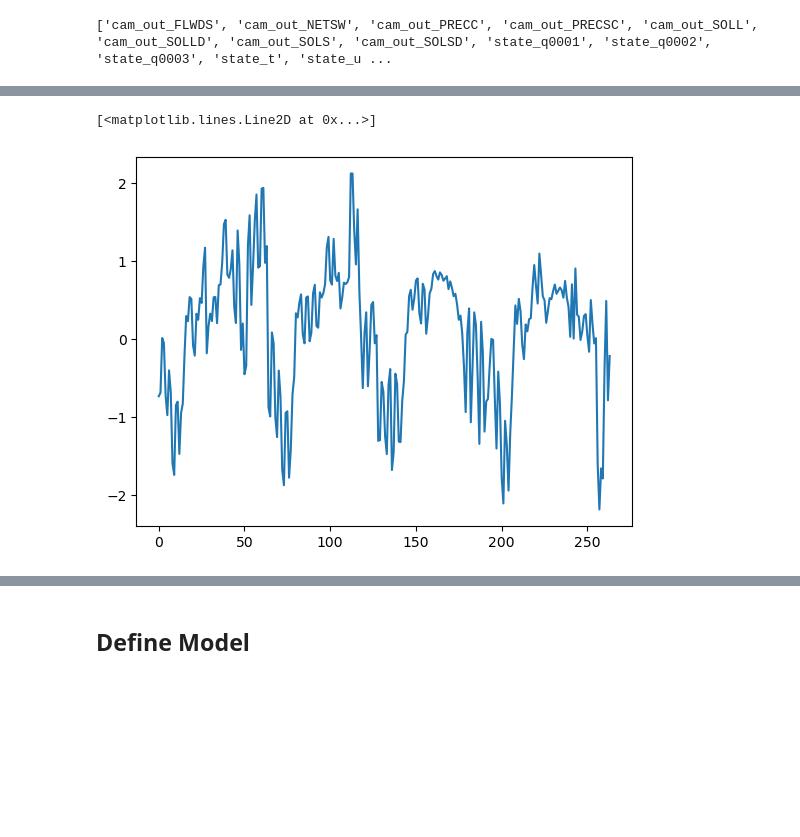
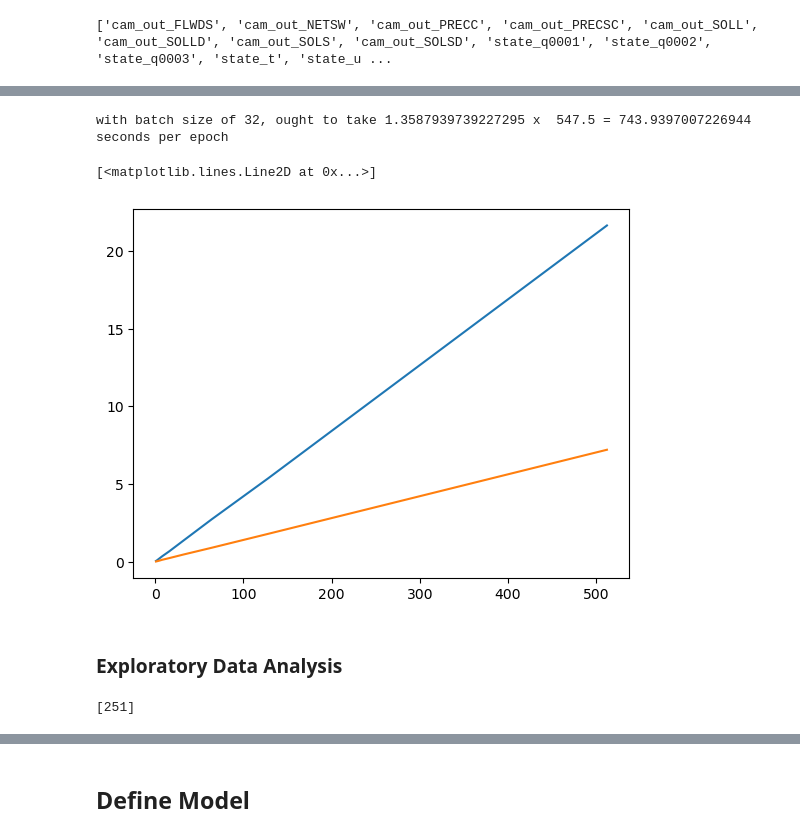
Before and after one commit to SammyAgrawal/modelPipeliningLEAP, a Jupyter notebook: Training.ipynb, the cells around one changed output, grey strips where cells are left out. Saved outputs shown, nothing was run; the diff lists cells and outputs as text; code cells hidden in the pictures; blank space fills up the shorter version.

```diff
--- a/Training.ipynb
+++ b/Training.ipynb
@@ -128,3 +118,31 @@ def normalize(xarr):
     return(arr, np.vstack(means)[:, 0], np.vstack(stds)[:,0])
 # %%
 #X_norm, mean, std = normalize(X)
+# %%
+class MyDataset(Dataset):
+    def __init__(self, ds, device = "cuda" if torch.cuda.is_available() else "cpu"):
+        self.ds = ds
+        self.X_ds, self.Y_ds = split_input_output(ds)
+        self.device = device
+
+        self.X_norm, self.X_mean, self.X_std = normalize(self.X_ds)
+        self.Y_norm, self.Y_mean, self.Y_std = normalize(self.Y_ds)
+
+    def __len__(self):
+        return( self.ds.time.size * self.ds.ncol.size )
+
+    def __getitem__(self, idx):
+        t, col = idx // self.ds.ncol.size, idx % self.ds.ncol.size
+        X = self.X_norm.isel(time=t, ncol=[col])
+        Y = self.Y_norm.isel(time=t, ncol=[col])
+
+        X = X.to_stacked_array("v", sample_dims=["ncol"]).values
+        Y = Y.to_stacked_array("v", sample_dims=["ncol"]).values
+
+        X = torch.as_tensor(X, device=self.device, dtype=torch.float32)
+        Y = torch.as_tensor(Y, device=self.device, dtype=torch.float32)
+        return(X.flatten(), Y.flatten())
+# %%
+%%time
+dataset = MyDataset(ds, device)
+x, y = dataset[0]
@@ -130,0 +157,9 @@ def normalize(xarr):
+# %%
+batch_sizes = [1, 2, 4, 8, 16, 32, 64, 128, 512]
+times = []
+for size in batch_sizes:
+    start = time.time()
+    dl = DataLoader(dataset, batch_size=size, shuffle=True)
+    x, y = next(iter(dl))
+    times.append(time.time() - start)
+    print(f"{x.shape}, {y.shape}, took {time.time() - start} seconds \n")
@@ -130,0 +184,23 @@ def normalize(xarr):
+# %%
+times_toy_ds = [0.017, 0.02973, 0.0584, 0.12579, 0.2341, 0.4631, 0.899, 1.795, 7.21] # copied from DataProcessing
+# Loading a sample takes almost 3x longer than toy dataset
+# %%
+i = 5
+print(f"with batch size of {batch_sizes[i]}, ought to take {times[i]} x  {len(dataset) / batch_sizes[i]} = {times[i] * len(dataset) / batch_sizes[i]} seconds per epoch")
+# %% [output]
+with batch size of 32, ought to take 1.3587939739227295 x  547.5 = 743.9397007226944 seconds per epoch
+# %%
+plt.plot(batch_sizes, times)
+plt.plot(batch_sizes, times_toy_ds)
+# %% [output]
+[<matplotlib.lines.Line2D at 0x...>]
+[figure, added]
+# %% [markdown]
+### Exploratory Data Analysis
+# %%
+#ds['lon'] = (ds.lon + 180) % 360 - 180
+select_region(ds, lambda row : (abs(row.lon - -73) < 5 and abs(row.lat-40) < 2)) # selecting specific latlon
+ny_col = select_region(ds, lambda row : (abs(row.lon - -73) < 5 and abs(row.lat-40) < 2))
+ny_col # new york
+# %% [output]
+[251]
@@ -131,5 +214,3 @@ def normalize(xarr):
 # %%
-plt.plot(((X - X.mean(dim=['time', 'ncol'])) / X.std(dim=['time', 'ncol'])).state_t.isel(time=125, lev=55).values) # a lot of spatial variance
+X, Y = split_input_output(train)
+plt.plot(((X - X.mean(dim=['time', 'ncol'])) / X.std(dim)))
-# %% [output]
-[<matplotlib.lines.Line2D at 0x...>]
-[figure, removed]
```
Also changed, not shown: parts of 103 cells of this notebook, 4 other files.
